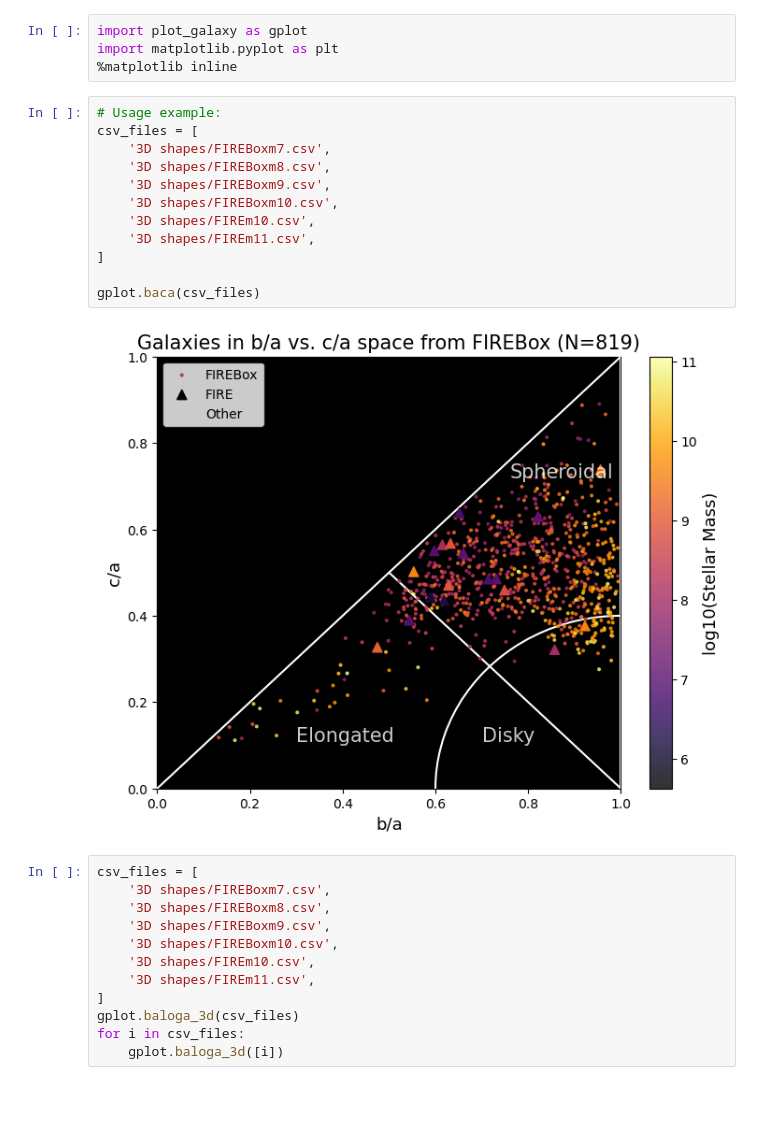
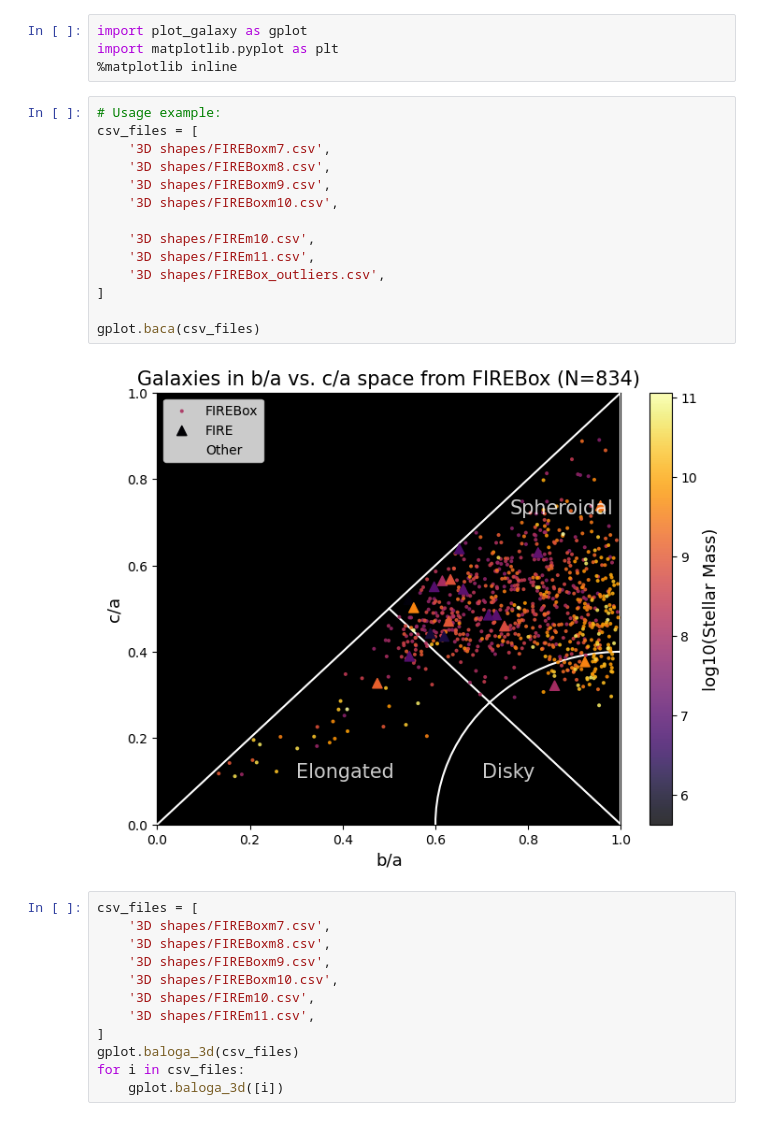
Before and after one commit to Solaceonx/FIRE-Geometry, a Jupyter notebook: figures.ipynb, the cells around one changed output. Drawn from its saved outputs; the diff is of its cells as text.

```diff
--- a/figures.ipynb
+++ b/figures.ipynb
@@ -5,17 +5,19 @@ import matplotlib.pyplot as plt
 # %%
 # Usage example:
 csv_files = [
     '3D shapes/FIREBoxm7.csv',
     '3D shapes/FIREBoxm8.csv',
     '3D shapes/FIREBoxm9.csv',
     '3D shapes/FIREBoxm10.csv',
+
     '3D shapes/FIREm10.csv',
     '3D shapes/FIREm11.csv',
+    '3D shapes/FIREBox_outliers.csv',
 ]
 
 gplot.baca(csv_files)
 # %% [output]
-[figure, old version]
+[figure, new version]
 # %%
 csv_files = [
     '3D shapes/FIREBoxm7.csv',
```
Also changed, not shown: parts of 2 cells of this notebook, 36 other files.
